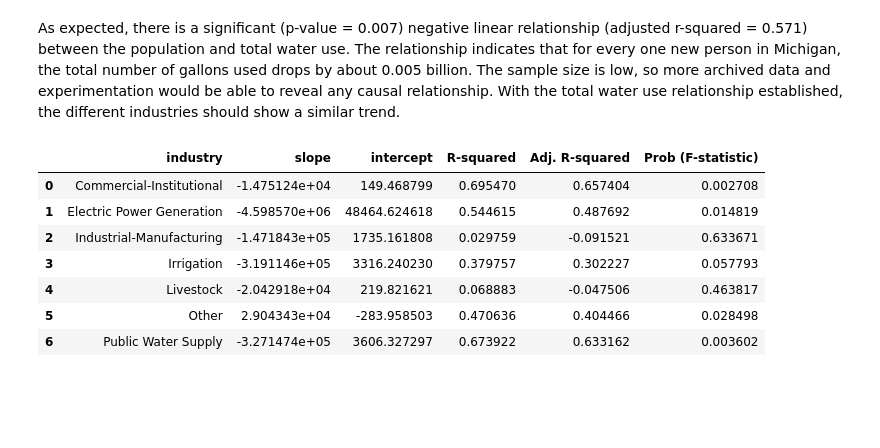
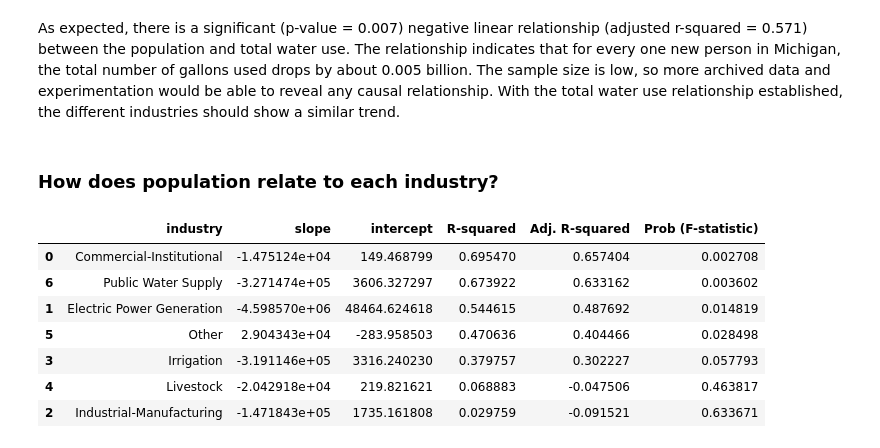
Before and after one commit to jpjavier23/michigan_water_use, a Jupyter notebook: michigan_water_use.ipynb, the cells around one changed output. Saved outputs shown, nothing was run; the diff lists cells and outputs as text; code cells hidden in the pictures; blank space fills up the shorter version.

Commit message:
population regression and outliers

```diff
--- a/michigan_water_use.ipynb
+++ b/michigan_water_use.ipynb
@@ -602,6 +615,8 @@ plt.show()
 [figure]
 # %% [markdown]
 As expected, there is a significant (p-value = 0.007) negative linear relationship (adjusted r-squared = 0.571) between the population and total water use. The relationship indicates that for every one new person in Michigan, the total number of gallons used drops by about 0.005 billion. The sample size is low, so more archived data and experimentation would be able to reveal any causal relationship. With the total water use relationship established, the different industries should show a similar trend.
+# %% [markdown]
+### How does population relate to each industry?
 # %%
 pop2 = pop1[['population (Bil.)']]
 pop = sm.add_constant(pop2)
@@ -622,14 +637,14 @@ for ind in ind_val:
     }
     pi_list.append(pi_dict)
 # %%
-pi_df = pd.DataFrame(pi_list)
+pi_df = pd.DataFrame(pi_list).sort_values(by = 'Prob (F-statistic)')
 pi_df
 # %% [output]
 |  | industry | slope | intercept | R-squared | Adj. R-squared | Prob (F-statistic) |
 | 0 | Commercial-Institutional | -1.475124e+04 | 149.468799 | 0.695470 | 0.657404 | 0.002708 |
+| 6 | Public Water Supply | -3.271474e+05 | 3606.327297 | 0.673922 | 0.633162 | 0.003602 |
 | 1 | Electric Power Generation | -4.598570e+06 | 48464.624618 | 0.544615 | 0.487692 | 0.014819 |
-| 2 | Industrial-Manufacturing | -1.471843e+05 | 1735.161808 | 0.029759 | -0.091521 | 0.633671 |
+| 5 | Other | 2.904343e+04 | -283.958503 | 0.470636 | 0.404466 | 0.028498 |
 | 3 | Irrigation | -3.191146e+05 | 3316.240230 | 0.379757 | 0.302227 | 0.057793 |
 | 4 | Livestock | -2.042918e+04 | 219.821621 | 0.068883 | -0.047506 | 0.463817 |
-| 5 | Other | 2.904343e+04 | -283.958503 | 0.470636 | 0.404466 | 0.028498 |
-| 6 | Public Water Supply | -3.271474e+05 | 3606.327297 | 0.673922 | 0.633162 | 0.003602 |
+| 2 | Industrial-Manufacturing | -1.471843e+05 | 1735.161808 | 0.029759 | -0.091521 | 0.633671 |
```
Also changed, not shown: parts of 10 cells of this notebook.
